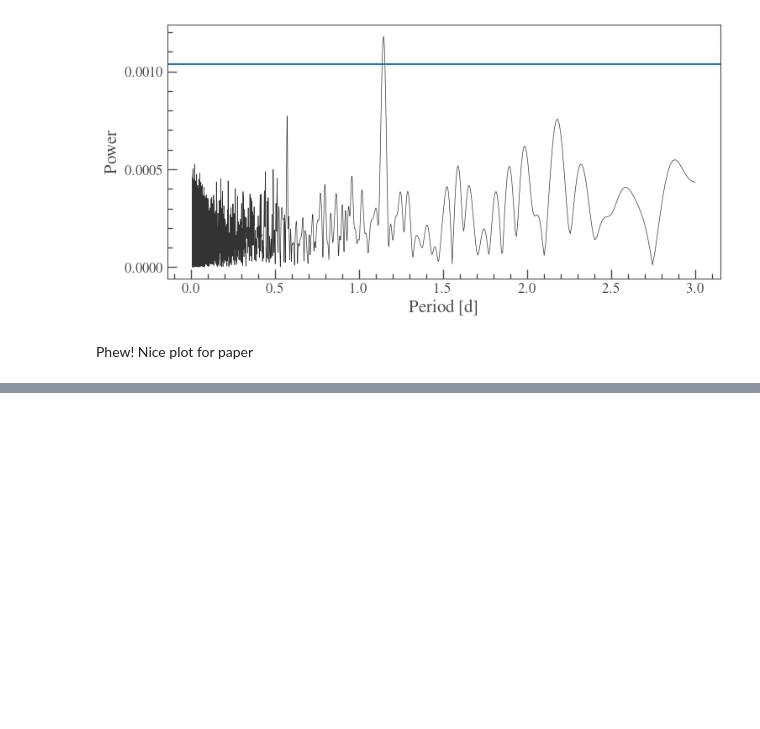
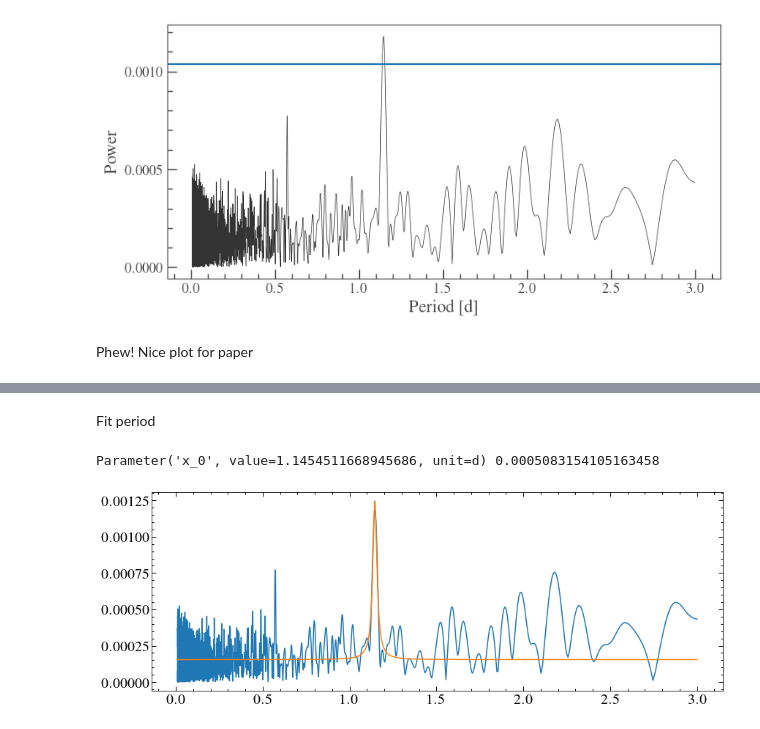
Before and after one commit to davidjwilson/GD394-Tess, a Jupyter notebook: tess_period.ipynb, the cells around one changed output, grey strips where cells are left out. Cells and saved outputs as stored; diff of their text form; code cells hidden in the pictures; blank space fills up the shorter version.

```diff
--- a/tess_period.ipynb
+++ b/tess_period.ipynb
@@ -254,0 +255,15 @@ plt.savefig('plots/both_ls_no_fit.pdf')
+# %% [markdown]
+Fit period
+# %%
+l_init =  models.Lorentz1D(0.001, 1.15, fwhm=0.05)+models.Const1D(0)
+l_fit=fitter(l_init, pg2c.period, pg2c.power, maxiter=1000000)
+fit_e = np.sqrt(np.diag(fitter.fit_info['param_cov']))
+print(l_fit[0].x_0, fit_e[1])
+plt.plot(pg2c.period, pg2c.power)
+plt.plot(pg2c.period, l_fit(pg2c.period))
+plt.show()
+#plt.plot(pg2c.period, l_fit(pg2c.period)/pg2c.power)
+#plt.ylim(0,20)
+# %% [output]
+Parameter('x_0', value=1.1454511668945686, unit=d) 0.0005083154105163458
+[figure, added]
```
Also changed, not shown: parts of 9 cells of this notebook, 7 other files.
